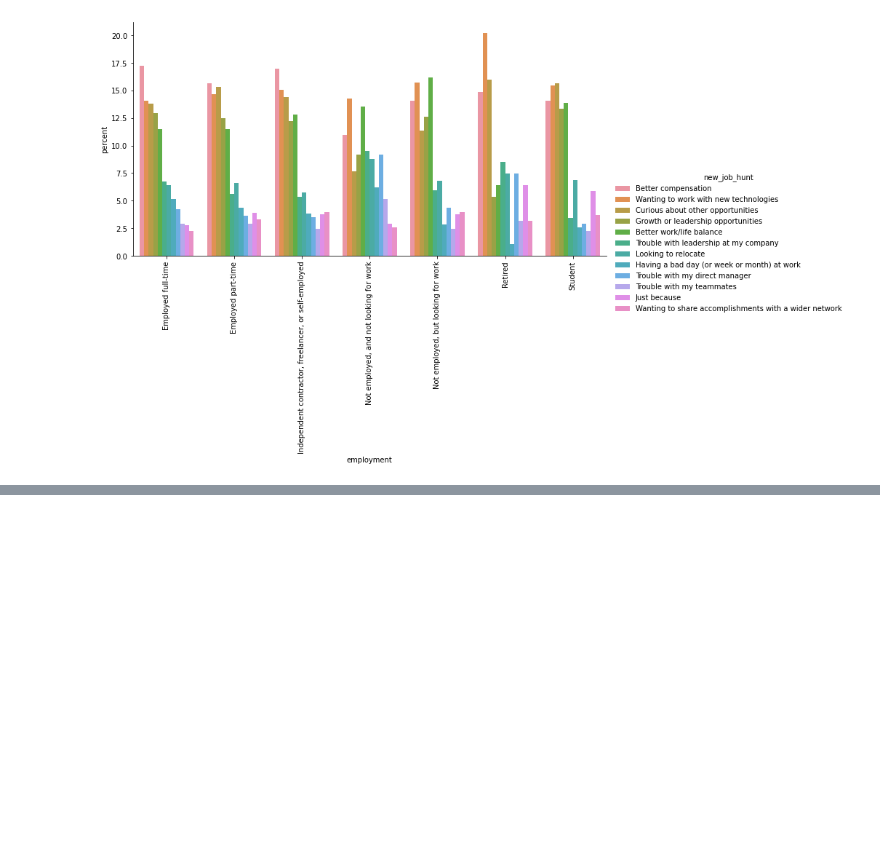
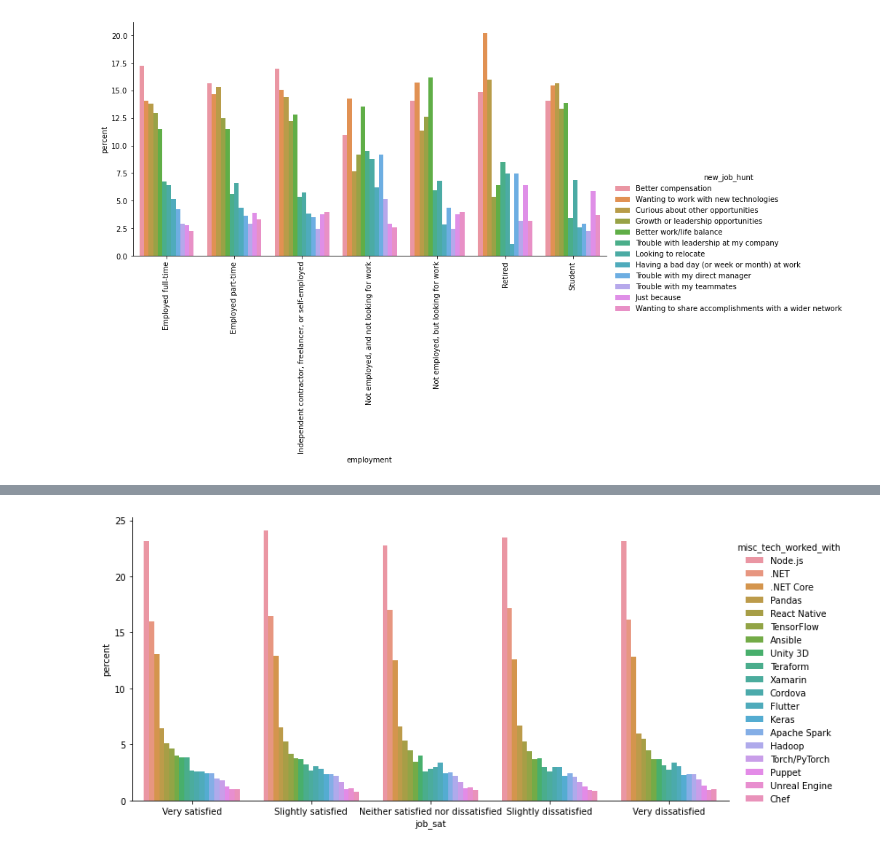
Before and after one commit to netxph/so-analysis, a Jupyter notebook: notebook/02-so-eda.ipynb, the cells around one changed output, grey strips where cells are left out. Drawn from its saved outputs; the diff is of its cells as text; code cells hidden in the pictures; blank space fills up the shorter version.

```diff
--- a/notebook/02-so-eda.ipynb
+++ b/notebook/02-so-eda.ipynb
@@ -226,0 +257,4 @@ df.new_job_hunt_research.dropna().str.split(";").explode().value_counts().plot(k
+# %%
+plot_cat("job_sat", "misc_tech_worked_with", df)
+# %% [output]
+[figure, added]
```
Also changed, not shown: parts of 17 cells of this notebook, 1 other file.
